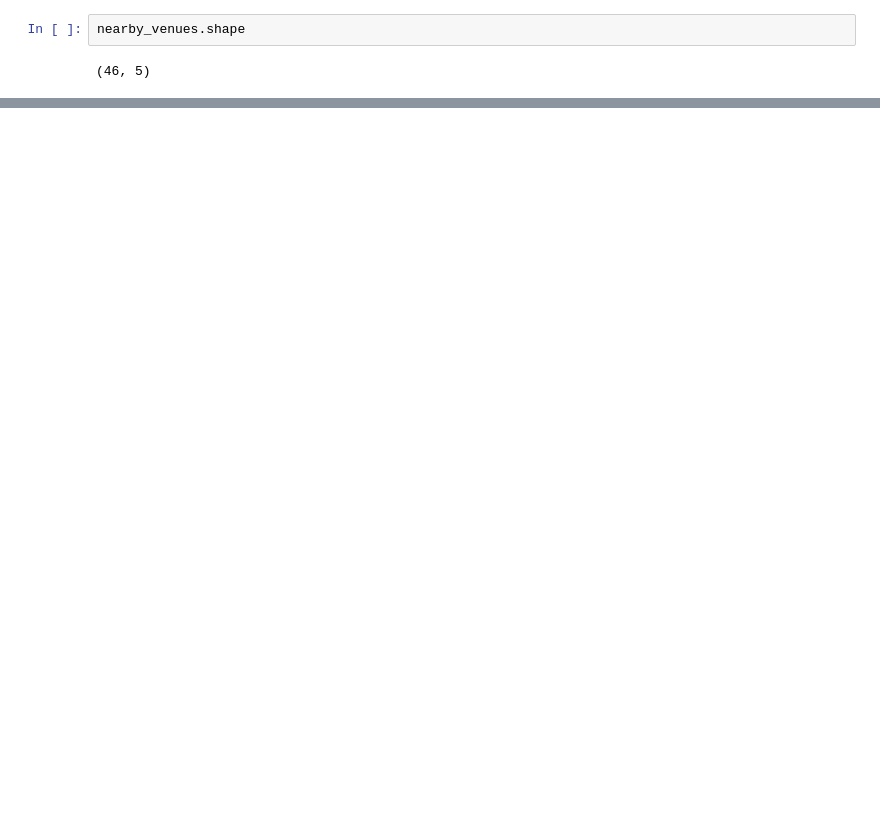
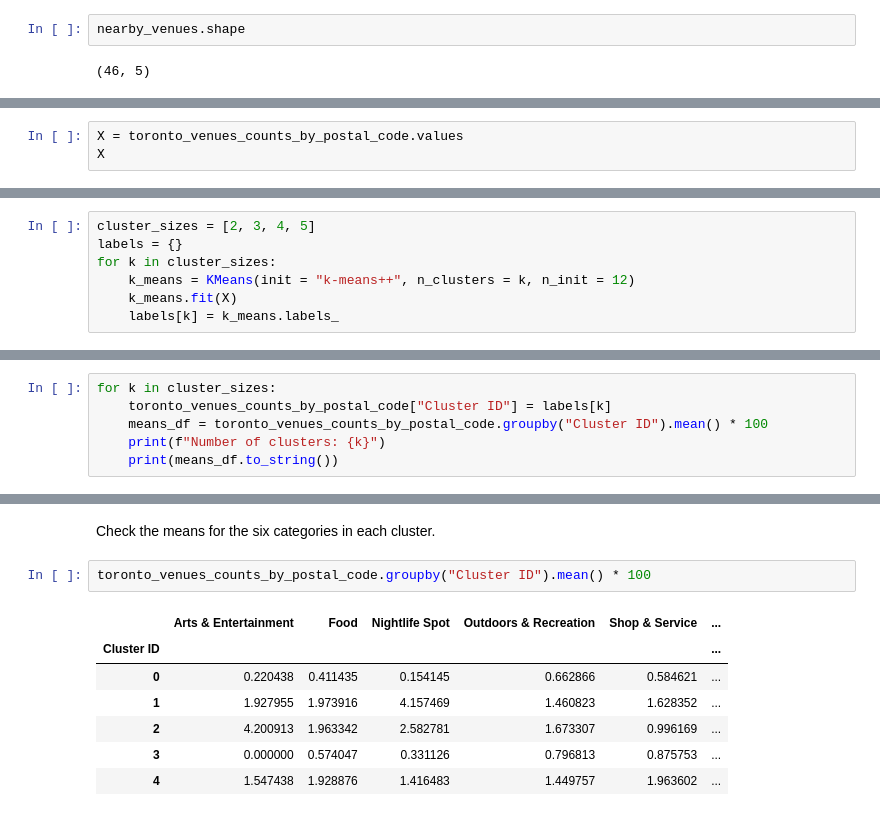
Before and after one commit to agutmanas/Coursera-IBM-Data-Science-Capstone, a Jupyter notebook: Toronto_neighbourhoods_from_Wiki.ipynb, the cells around one changed output, grey strips where cells are left out. Cells and saved outputs as stored; diff of their text form; blank space fills up the shorter version.

```diff
--- a/Toronto_neighbourhoods_from_Wiki.ipynb
+++ b/Toronto_neighbourhoods_from_Wiki.ipynb
@@ -540,0 +788,3 @@ nearby_venues.shape
+# %%
+X = toronto_venues_counts_by_postal_code.values
+X
@@ -540,0 +811,7 @@ nearby_venues.shape
+# %%
+cluster_sizes = [2, 3, 4, 5]
+labels = {}
+for k in cluster_sizes:
+    k_means = KMeans(init = "k-means++", n_clusters = k, n_init = 12)
+    k_means.fit(X)
+    labels[k] = k_means.labels_
@@ -540,0 +820,6 @@ nearby_venues.shape
+# %%
+for k in cluster_sizes:
+    toronto_venues_counts_by_postal_code["Cluster ID"] = labels[k]
+    means_df = toronto_venues_counts_by_postal_code.groupby("Cluster ID").mean() * 100
+    print(f"Number of clusters: {k}")
+    print(means_df.to_string())
@@ -540,0 +864,12 @@ nearby_venues.shape
+# %% [markdown]
+Check the means for the six categories in each cluster.
+# %%
+toronto_venues_counts_by_postal_code.groupby("Cluster ID").mean() * 100
+# %% [output]
+|  | Arts & Entertainment | Food | Nightlife Spot | Outdoors & Recreation | Shop & Service | ... |
+| Cluster ID |  |  |  |  |  | ... |
+| 0 | 0.220438 | 0.411435 | 0.154145 | 0.662866 | 0.584621 | ... |
+| 1 | 1.927955 | 1.973916 | 4.157469 | 1.460823 | 1.628352 | ... |
+| 2 | 4.200913 | 1.963342 | 2.582781 | 1.673307 | 0.996169 | ... |
+| 3 | 0.000000 | 0.574047 | 0.331126 | 0.796813 | 0.875753 | ... |
+| 4 | 1.547438 | 1.928876 | 1.416483 | 1.449757 | 1.963602 | ... |
```
Also changed, not shown: parts of 68 cells of this notebook.
